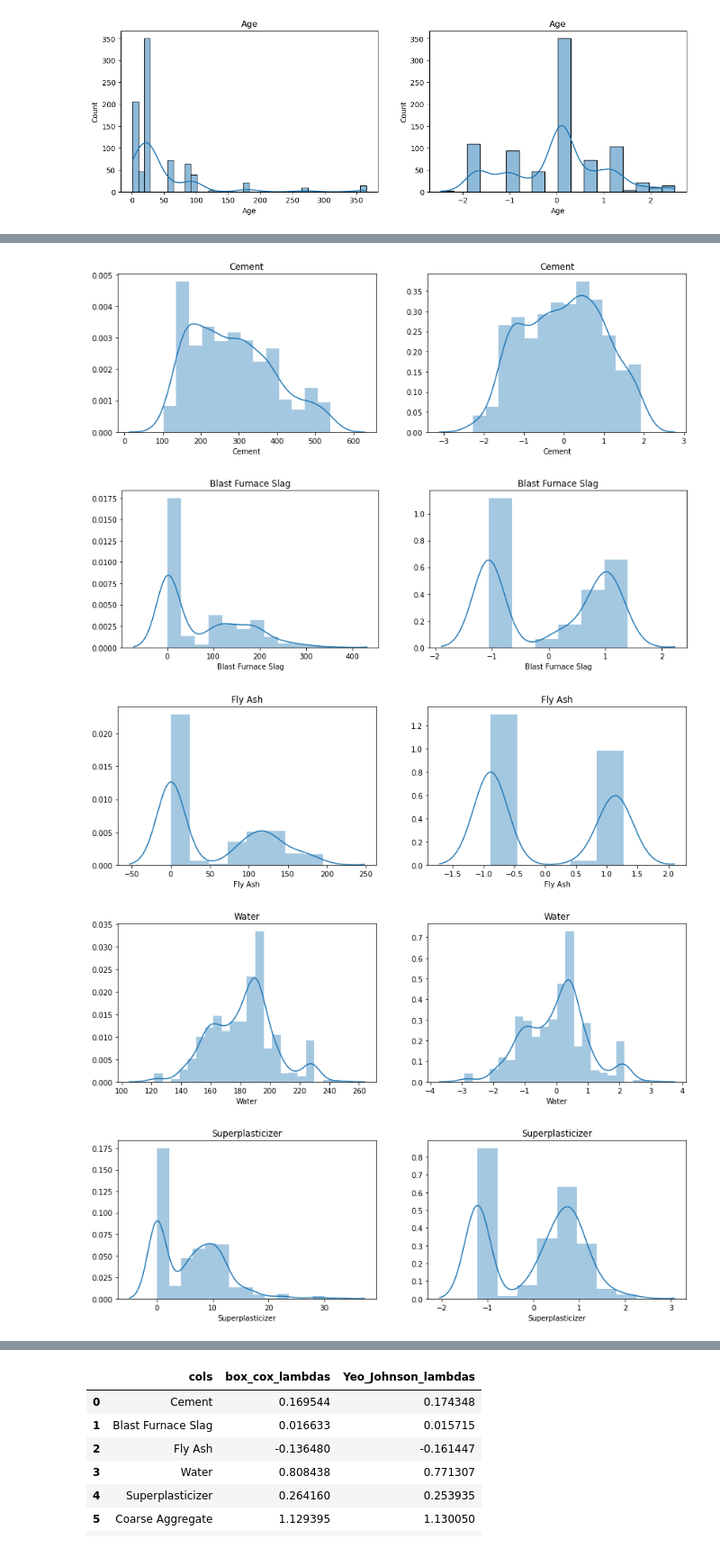
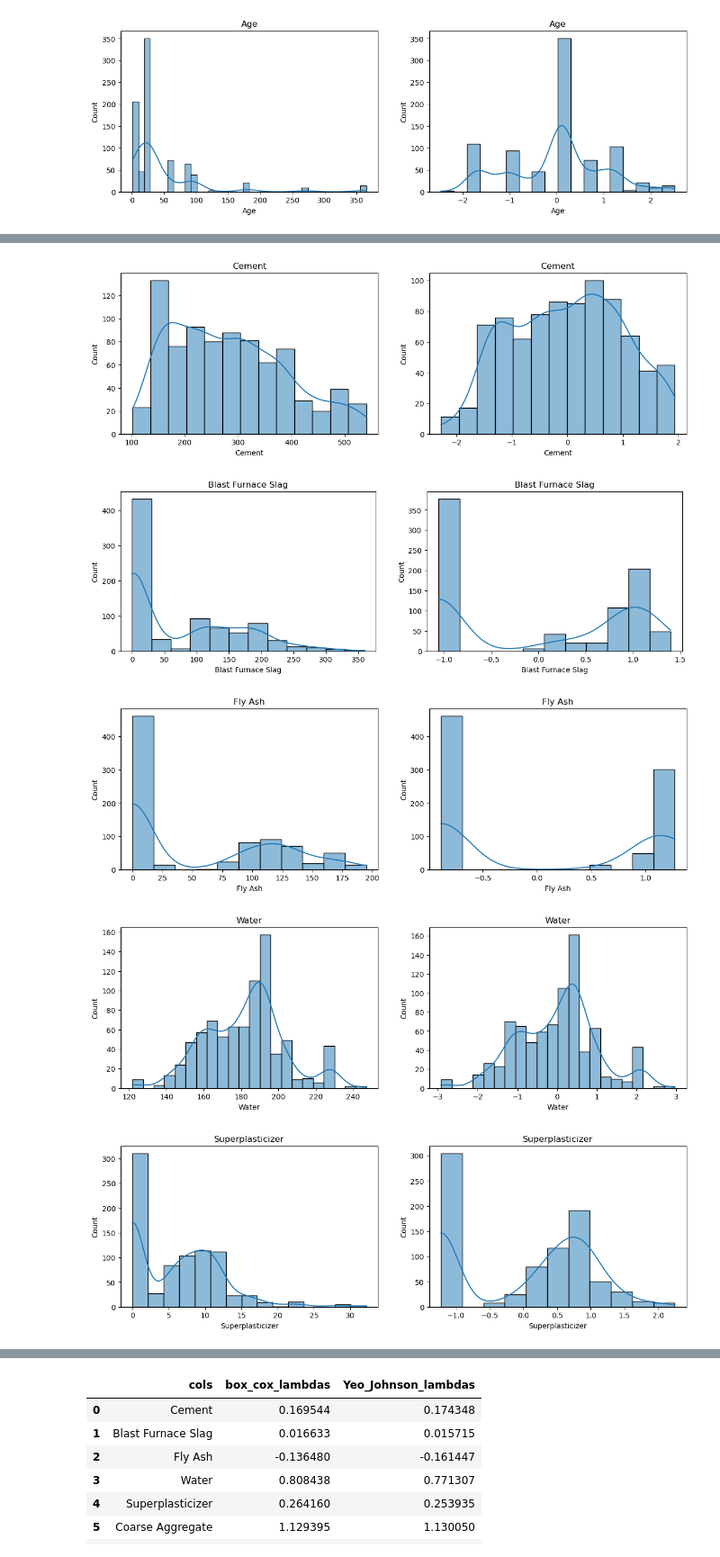
Before and after one commit to Vinayak1902/Basics-of-Machine-Learning, a Jupyter notebook: Featrure Engineering/power_transform/day31.ipynb, the cells around one changed output, grey strips where cells are left out. Shown at 90% size. Saved outputs shown, nothing was run; the diff lists cells and outputs as text; code cells hidden in the pictures.

```diff
--- a/Featrure Engineering/power_transform/day31.ipynb
+++ b/Featrure Engineering/power_transform/day31.ipynb
@@ -205,20 +205,20 @@ X_train_transformed2 = pd.DataFrame(X_train_transformed2,columns=X_train.columns
 # %%
 # Before and after comparision for Yeo-Johnson
 
 for col in X_train_transformed2.columns:
     plt.figure(figsize=(14,4))
     plt.subplot(121)
-    sns.distplot(X_train[col])
+    sns.histplot(X_train[col],kde=True)
     plt.title(col)
 
     plt.subplot(122)
-    sns.distplot(X_train_transformed2[col])
+    sns.histplot(X_train_transformed2[col],kde=True)
     plt.title(col)
 
     plt.show()
 # %% [output]
-[figure, old version]
+[figure, new version]
-[figure, old version]
+[figure, new version]
-[figure, old version]
+[figure, new version]
-[figure, old version]
+[figure, new version]
-[figure, old version]
+[figure, new version]
```
Also changed, not shown: parts of 3 cells of this notebook, 2 other files.
